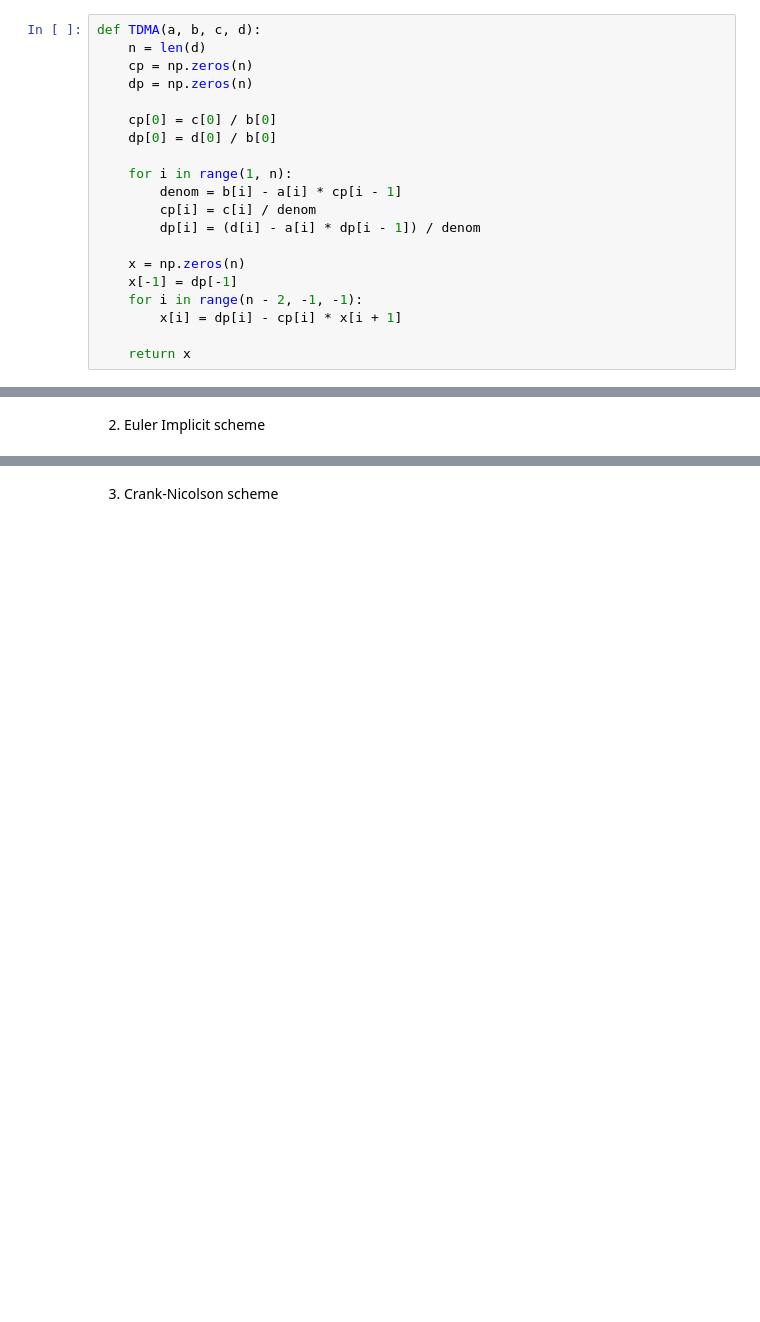
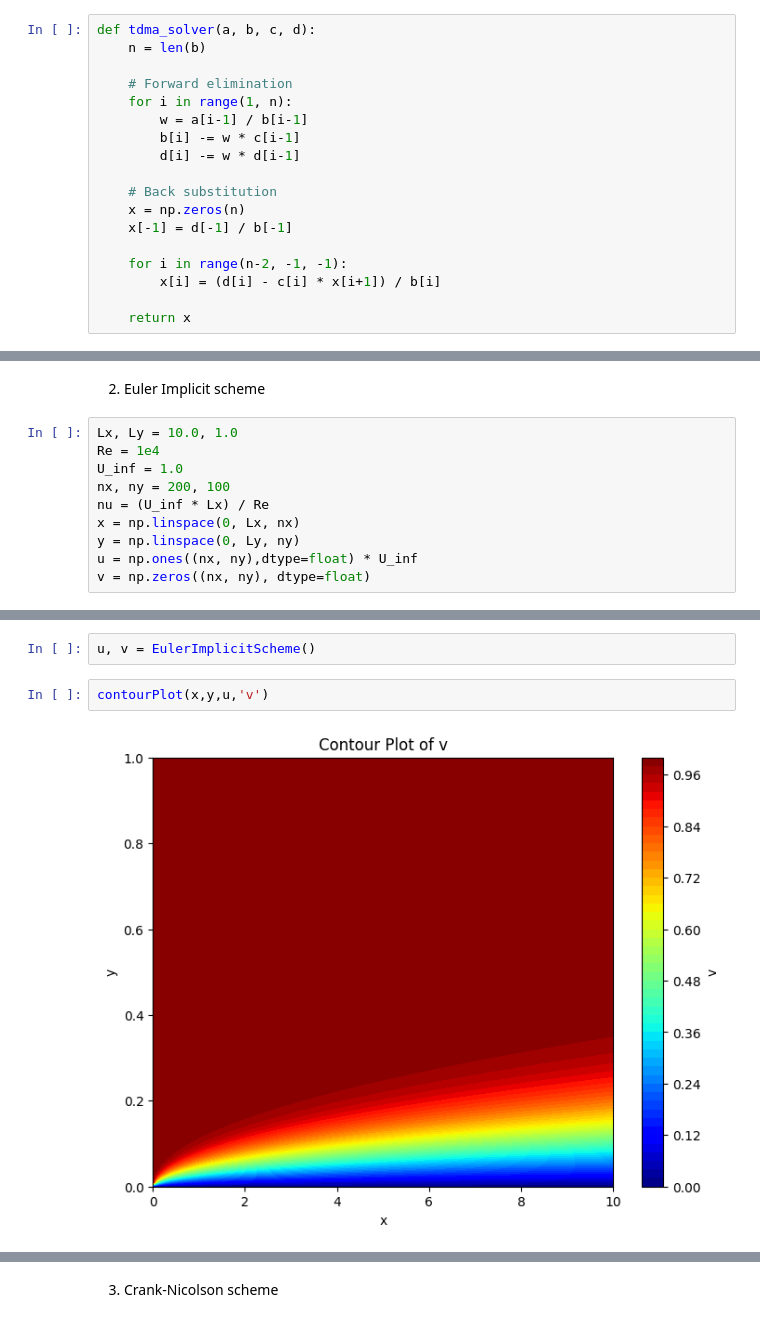
Before and after one commit to VardanMittal/Computational-Fluid-Dynamics, a Jupyter notebook: Projects/Project2/main.ipynb, the cells around one changed output, grey strips where cells are left out. Saved outputs shown, nothing was run; the diff lists cells and outputs as text; blank space fills up the shorter version.

```diff
--- a/Projects/Project2/main.ipynb
+++ b/Projects/Project2/main.ipynb
@@ -63,23 +69,21 @@ def similarity_plot(u):
 # %% [markdown]
 `Solver Used`
 # %%
-def TDMA(a, b, c, d):
-    n = len(d)
-    cp = np.zeros(n)
-    dp = np.zeros(n)
+def tdma_solver(a, b, c, d):
+    n = len(b)
 
-    cp[0] = c[0] / b[0]
-    dp[0] = d[0] / b[0]
+    # Forward elimination
+    for i in range(1, n):
+        w = a[i-1] / b[i-1]
+        b[i] -= w * c[i-1]
+        d[i] -= w * d[i-1]
 
-    for i in range(1, n):
-        denom = b[i] - a[i] * cp[i - 1]
-        cp[i] = c[i] / denom
-        dp[i] = (d[i] - a[i] * dp[i - 1]) / denom
+    # Back substitution
+    x = np.zeros(n)
+    x[-1] = d[-1] / b[-1]
 
-    x = np.zeros(n)
-    x[-1] = dp[-1]
-    for i in range(n - 2, -1, -1):
-        x[i] = dp[i] - cp[i] * x[i + 1]
+    for i in range(n-2, -1, -1):
+        x[i] = (d[i] - c[i] * x[i+1]) / b[i]
 
     return x
 # %% [markdown]
@@ -128,2 +128,12 @@ boundryLayerThikness(x,delta)
 # %% [markdown]
 2.  Euler Implicit scheme
+# %%
+Lx, Ly = 10.0, 1.0
+Re = 1e4
+U_inf = 1.0
+nx, ny = 200, 100
+nu = (U_inf * Lx) / Re
+x = np.linspace(0, Lx, nx)
+y = np.linspace(0, Ly, ny)
+u = np.ones((nx, ny),dtype=float) * U_inf
+v = np.zeros((nx, ny), dtype=float)
@@ -129,0 +184,6 @@ boundryLayerThikness(x,delta)
+# %%
+u, v = EulerImplicitScheme()
+# %%
+contourPlot(x,y,u,'v')
+# %% [output]
+[figure, added]
```
Also changed, not shown: parts of 19 cells of this notebook, 1 other file.
